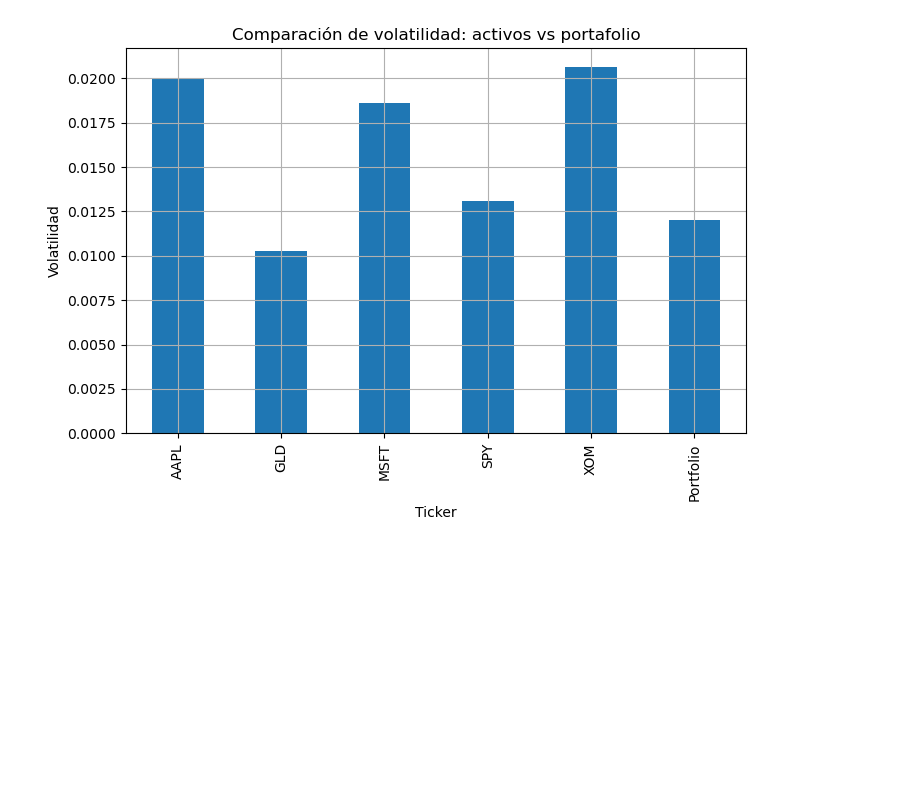
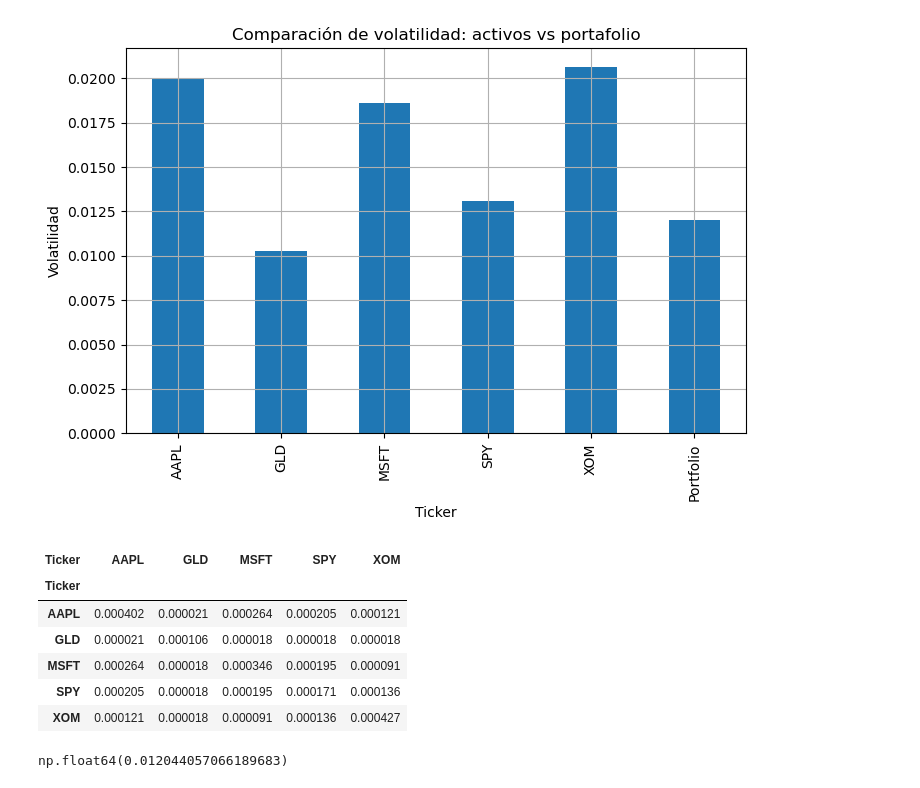
Before and after one commit to Marco-Vallejo/Financial-Portfolio-Analysis-with-Python, a Jupyter notebook: project_2_five_assets/project_2_five_assets.ipynb, the cells around one changed output. Cells and saved outputs as stored; diff of their text form; code cells hidden in the pictures; blank space fills up the shorter version.

```diff
--- a/project_2_five_assets/project_2_five_assets.ipynb
+++ b/project_2_five_assets/project_2_five_assets.ipynb
@@ -250,3 +250,19 @@ plt.show()
 #
 # La combinación de activos con diferentes niveles de correlación permite
 # reducir el riesgo total sin eliminar completamente el retorno esperado.
+# %%
+cov = rendimientos.cov()
+cov
+# %% [output]
+| Ticker | AAPL | GLD | MSFT | SPY | XOM |
+| Ticker |  |  |  |  |  |
+| AAPL | 0.000402 | 0.000021 | 0.000264 | 0.000205 | 0.000121 |
+| GLD | 0.000021 | 0.000106 | 0.000018 | 0.000018 | 0.000018 |
+| MSFT | 0.000264 | 0.000018 | 0.000346 | 0.000195 | 0.000091 |
+| SPY | 0.000205 | 0.000018 | 0.000195 | 0.000171 | 0.000136 |
+| XOM | 0.000121 | 0.000018 | 0.000091 | 0.000136 | 0.000427 |
+# %%
+vol = np.sqrt(pesos @ cov @ pesos)
+vol
+# %% [output]
+np.float64(0.012044057066189683)
```
Also changed, not shown: parts of 6 cells of this notebook.
